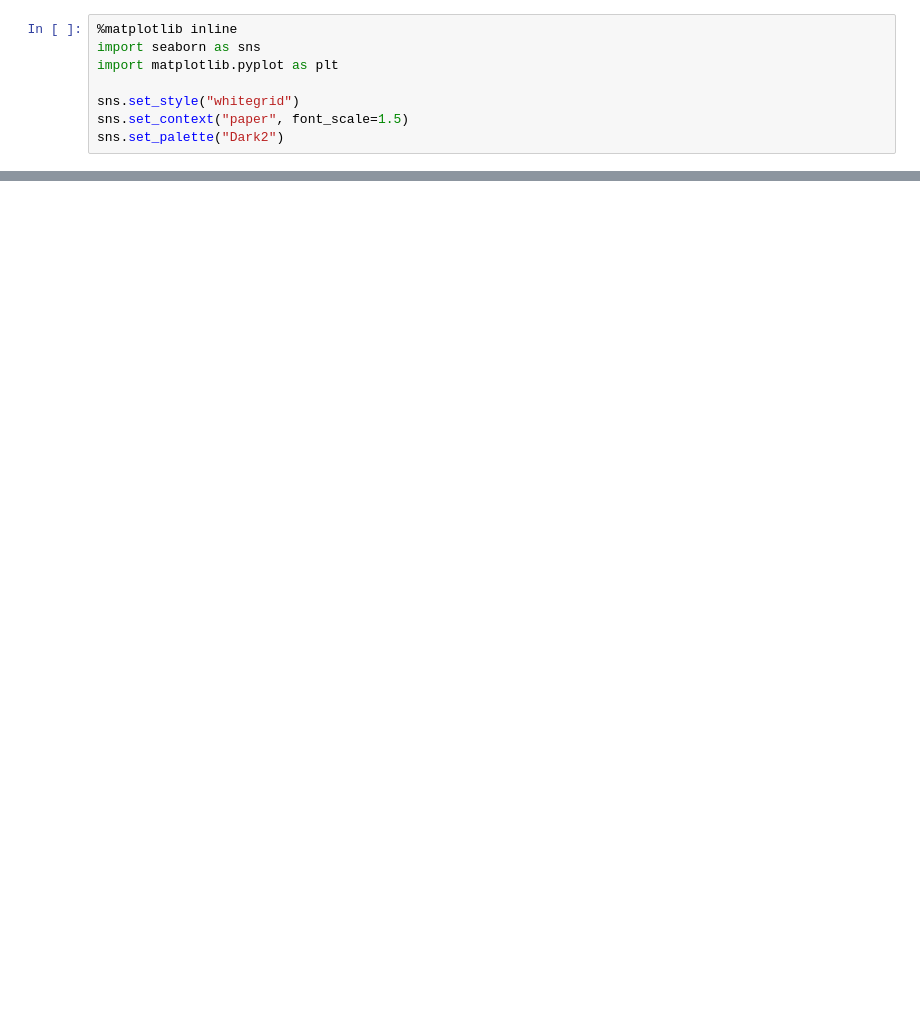
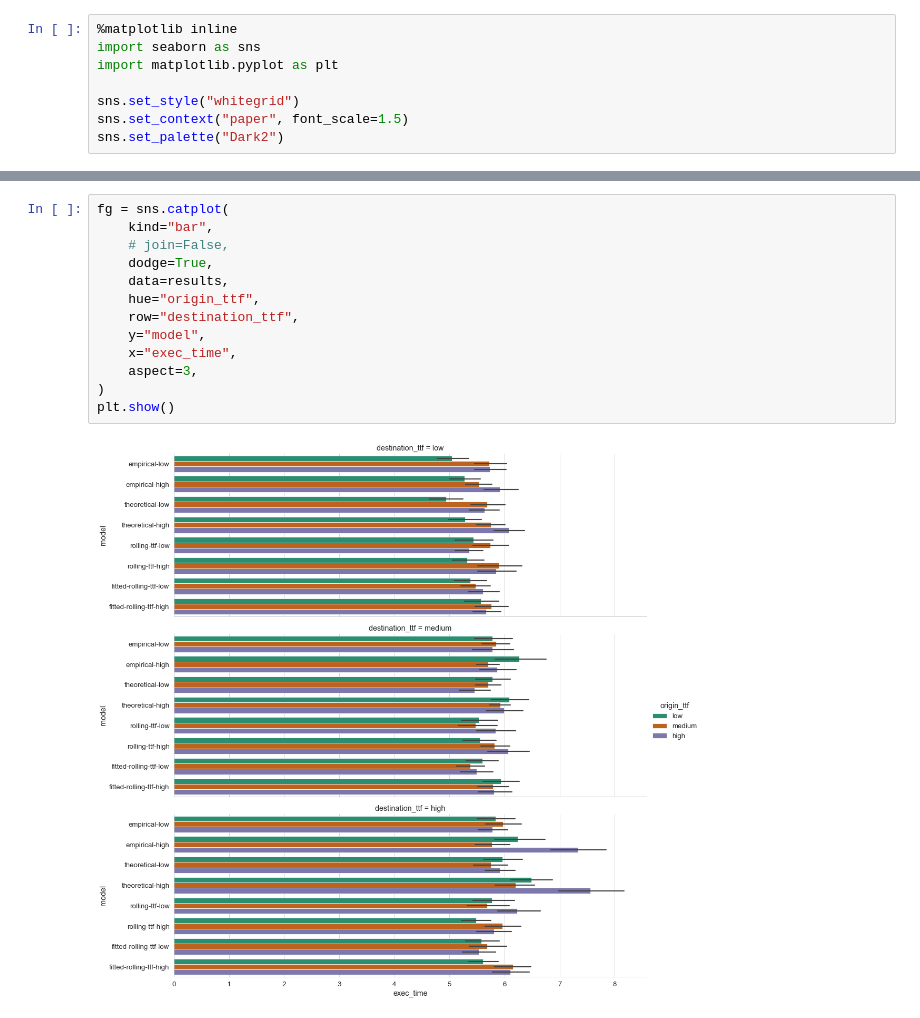
Before and after one commit to vnmo/EdgeDroid2, a Jupyter notebook: analysis/verify_models.ipynb, the cells around one changed output, grey strips where cells are left out. Cells and saved outputs as stored; diff of their text form; blank space fills up the shorter version.

```diff
--- a/analysis/verify_models.ipynb
+++ b/analysis/verify_models.ipynb
@@ -176,0 +199,15 @@ rolling_results = results[results["model"].str.contains("rolling-ttf")]
+# %%
+fg = sns.catplot(
+    kind="bar",
+    # join=False,
+    dodge=True,
+    data=results,
+    hue="origin_ttf",
+    row="destination_ttf",
+    y="model",
+    x="exec_time",
+    aspect=3,
+)
+plt.show()
+# %% [output]
+[figure, added]
```
Also changed, not shown: parts of 9 cells of this notebook.
